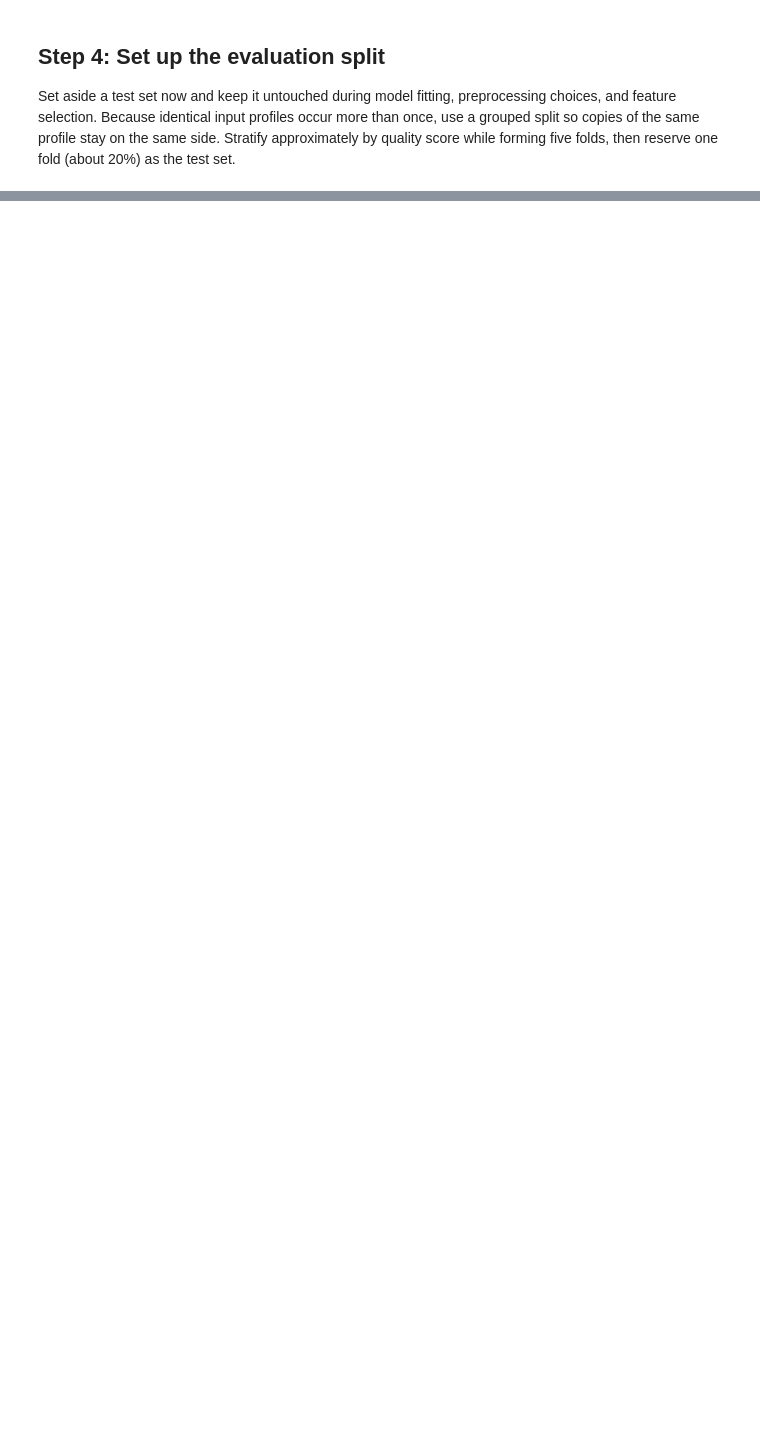
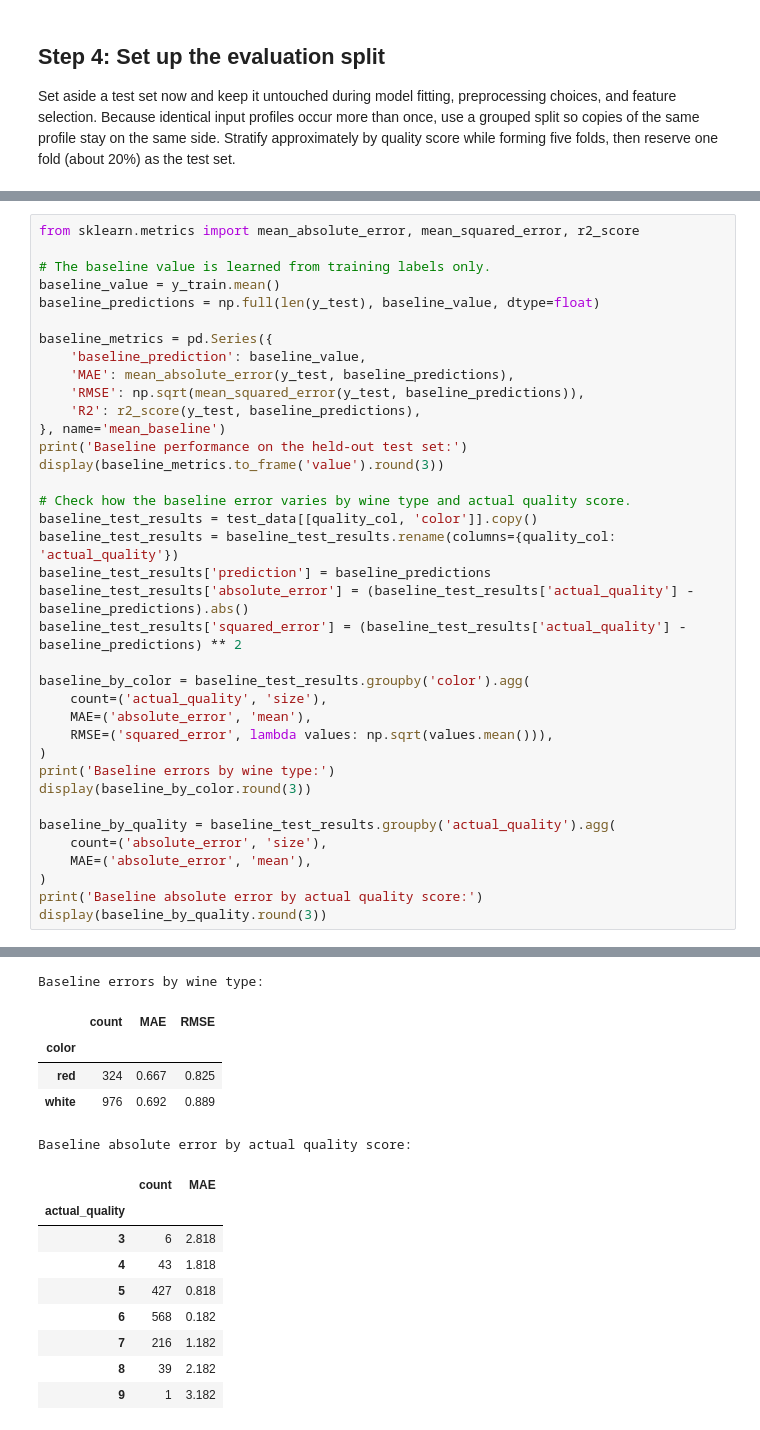
Before and after one commit to AndriyUkrajnets/wine_quality, a Jupyter notebook: wine_quality.ipynb, the cells around one changed output, grey strips where cells are left out. Cells and saved outputs as stored; diff of their text form; blank space fills up the shorter version.

```diff
--- a/wine_quality.ipynb
+++ b/wine_quality.ipynb
@@ -284,0 +349,38 @@ display(split_quality_counts)
+# %%
+from sklearn.metrics import mean_absolute_error, mean_squared_error, r2_score
+
+# The baseline value is learned from training labels only.
+baseline_value = y_train.mean()
+baseline_predictions = np.full(len(y_test), baseline_value, dtype=float)
+
+baseline_metrics = pd.Series({
+    'baseline_prediction': baseline_value,
+    'MAE': mean_absolute_error(y_test, baseline_predictions),
+    'RMSE': np.sqrt(mean_squared_error(y_test, baseline_predictions)),
+    'R2': r2_score(y_test, baseline_predictions),
+}, name='mean_baseline')
+print('Baseline performance on the held-out test set:')
+display(baseline_metrics.to_frame('value').round(3))
+
+# Check how the baseline error varies by wine type and actual quality score.
+baseline_test_results = test_data[[quality_col, 'color']].copy()
+baseline_test_results = baseline_test_results.rename(columns={quality_col: 'actual_quality'})
+baseline_test_results['prediction'] = baseline_predictions
+baseline_test_results['absolute_error'] = (baseline_test_results['actual_quality'] - baseline_predictions).abs()
+baseline_test_results['squared_error'] = (baseline_test_results['actual_quality'] - baseline_predictions) ** 2
+
+baseline_by_color = baseline_test_results.groupby('color').agg(
+    count=('actual_quality', 'size'),
+    MAE=('absolute_error', 'mean'),
+    RMSE=('squared_error', lambda values: np.sqrt(values.mean())),
+)
+print('Baseline errors by wine type:')
+display(baseline_by_color.round(3))
+
+baseline_by_quality = baseline_test_results.groupby('actual_quality').agg(
+    count=('absolute_error', 'size'),
+    MAE=('absolute_error', 'mean'),
+)
+print('Baseline absolute error by actual quality score:')
+display(baseline_by_quality.round(3))
+# %% [output]
@@ -284,0 +393,15 @@ display(split_quality_counts)
+Baseline errors by wine type:
+|  | count | MAE | RMSE |
+| color |  |  |  |
+| red | 324 | 0.667 | 0.825 |
+| white | 976 | 0.692 | 0.889 |
+Baseline absolute error by actual quality score:
+|  | count | MAE |
+| actual_quality |  |  |
+| 3 | 6 | 2.818 |
+| 4 | 43 | 1.818 |
+| 5 | 427 | 0.818 |
+| 6 | 568 | 0.182 |
+| 7 | 216 | 1.182 |
+| 8 | 39 | 2.182 |
+| 9 | 1 | 3.182 |
```
Also changed, not shown: parts of 8 cells of this notebook.
